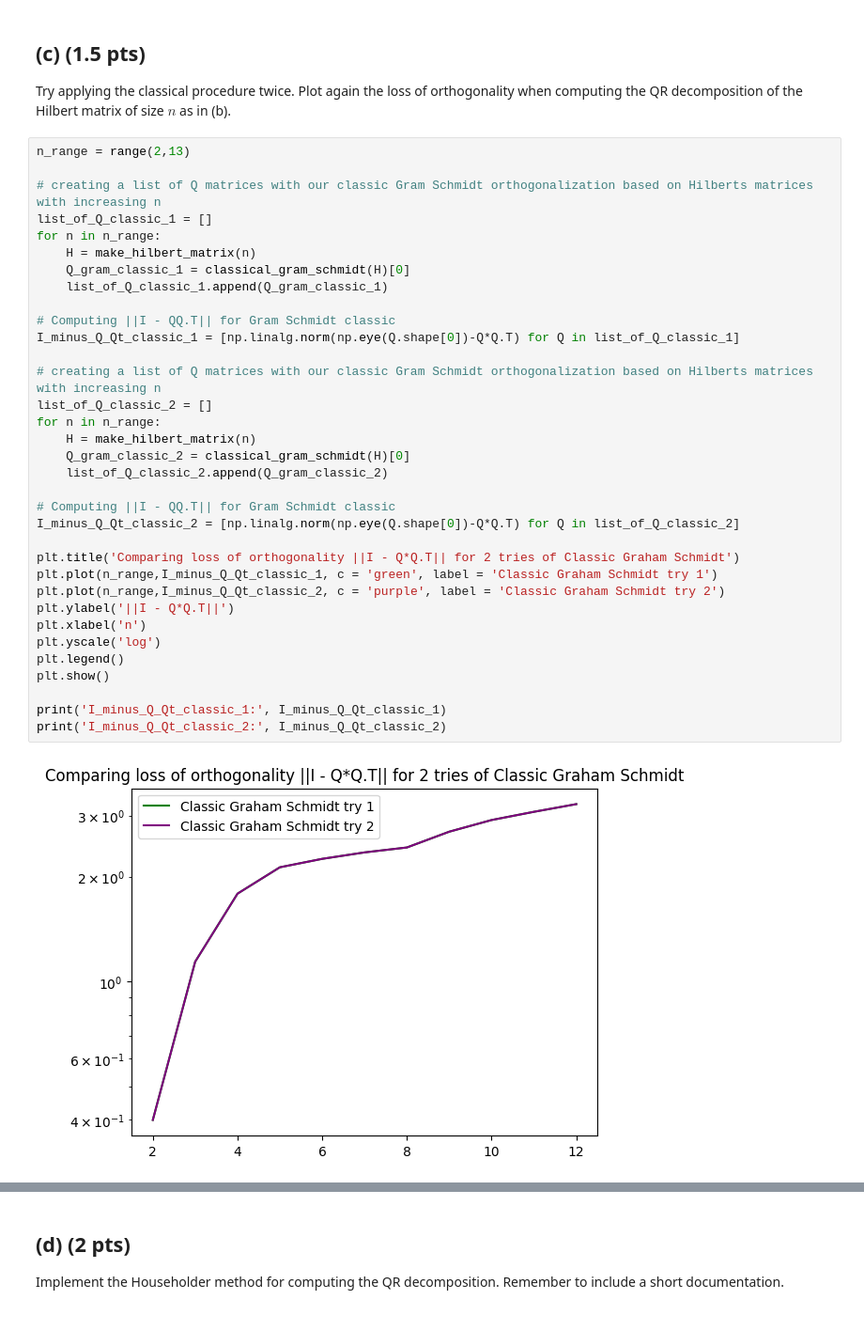
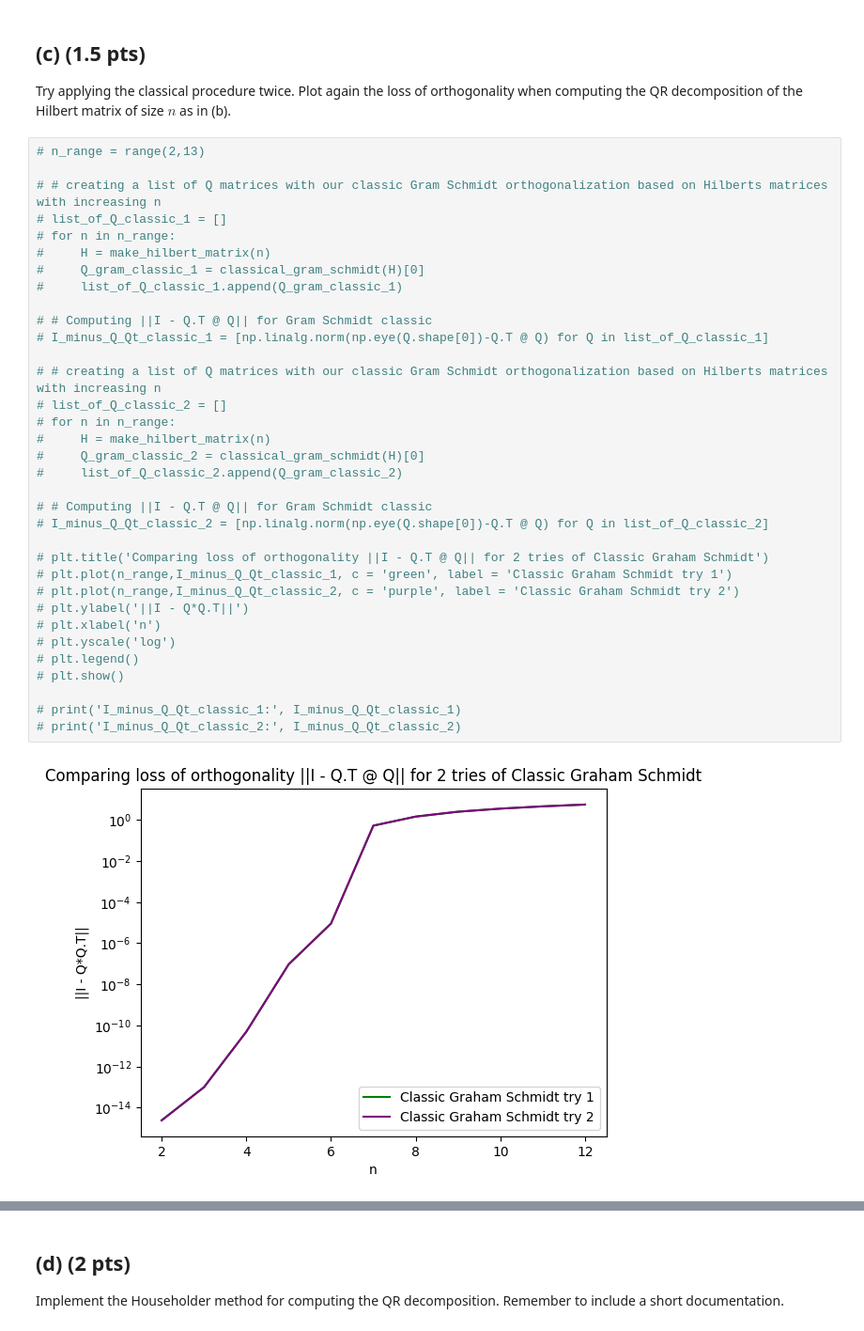
Before and after one commit to NitaiNijholt/NumericalAlgos, a Jupyter notebook: hw3_2023_WIP.ipynb, the cells around one changed output, grey strips where cells are left out. Shown: that part at 94% size. Cells and saved outputs as stored; diff of their text form.

```diff
--- a/hw3_2023_WIP.ipynb
+++ b/hw3_2023_WIP.ipynb
@@ -163,38 +163,38 @@ The observed loss of orthogonality is tiny for each method used.
 ## (c) (1.5 pts)
 Try applying the classical procedure twice. Plot again the loss of orthogonality when computing the QR decomposition of the Hilbert matrix of size $n$ as in (b).
 # %%
-n_range = range(2,13)
+# n_range = range(2,13)
 
-# creating a list of Q matrices with our classic Gram Schmidt orthogonalization based on Hilberts matrices with increasing n
-list_of_Q_classic_1 = []
-for n in n_range:
-    H = make_hilbert_matrix(n)
-    Q_gram_classic_1 = classical_gram_schmidt(H)[0]
-    list_of_Q_classic_1.append(Q_gram_classic_1)
+# # creating a list of Q matrices with our classic Gram Schmidt orthogonalization based on Hilberts matrices with increasing n
+# list_of_Q_classic_1 = []
+# for n in n_range:
+#     H = make_hilbert_matrix(n)
+#     Q_gram_classic_1 = classical_gram_schmidt(H)[0]
+#     list_of_Q_classic_1.append(Q_gram_classic_1)
 
-# Computing ||I - QQ.T|| for Gram Schmidt classic
-I_minus_Q_Qt_classic_1 = [np.linalg.norm(np.eye(Q.shape[0])-Q*Q.T) for Q in list_of_Q_classic_1]
+# # Computing ||I - Q.T @ Q|| for Gram Schmidt classic
+# I_minus_Q_Qt_classic_1 = [np.linalg.norm(np.eye(Q.shape[0])-Q.T @ Q) for Q in list_of_Q_classic_1]
 
-# creating a list of Q matrices with our classic Gram Schmidt orthogonalization based on Hilberts matrices with increasing n
-list_of_Q_classic_2 = []
-for n in n_range:
-    H = make_hilbert_matrix(n)
-    Q_gram_classic_2 = classical_gram_schmidt(H)[0]
-    list_of_Q_classic_2.append(Q_gram_classic_2)
+# # creating a list of Q matrices with our classic Gram Schmidt orthogonalization based on Hilberts matrices with increasing n
+# list_of_Q_classic_2 = []
+# for n in n_range:
+#     H = make_hilbert_matrix(n)
+#     Q_gram_classic_2 = classical_gram_schmidt(H)[0]
+#     list_of_Q_classic_2.append(Q_gram_classic_2)
 
-# Computing ||I - QQ.T|| for Gram Schmidt classic
-I_minus_Q_Qt_classic_2 = [np.linalg.norm(np.eye(Q.shape[0])-Q*Q.T) for Q in list_of_Q_classic_2]
+# # Computing ||I - Q.T @ Q|| for Gram Schmidt classic
+# I_minus_Q_Qt_classic_2 = [np.linalg.norm(np.eye(Q.shape[0])-Q.T @ Q) for Q in list_of_Q_classic_2]
 
-plt.title('Comparing loss of orthogonality ||I - Q*Q.T|| for 2 tries of Classic Graham Schmidt')
-plt.plot(n_range,I_minus_Q_Qt_classic_1, c = 'green', label = 'Classic Graham Schmidt try 1')
-plt.plot(n_range,I_minus_Q_Qt_classic_2, c = 'purple', label = 'Classic Graham Schmidt try 2')
-plt.ylabel('||I - Q*Q.T||')
-plt.xlabel('n')
-plt.yscale('log')
-plt.legend()
-plt.show()
+# plt.title('Comparing loss of orthogonality ||I - Q.T @ Q|| for 2 tries of Classic Graham Schmidt')
+# plt.plot(n_range,I_minus_Q_Qt_classic_1, c = 'green', label = 'Classic Graham Schmidt try 1')
+# plt.plot(n_range,I_minus_Q_Qt_classic_2, c = 'purple', label = 'Classic Graham Schmidt try 2')
+# plt.ylabel('||I - Q*Q.T||')
+# plt.xlabel('n')
+# plt.yscale('log')
+# plt.legend()
+# plt.show()
 
-print('I_minus_Q_Qt_classic_1:', I_minus_Q_Qt_classic_1)
-print('I_minus_Q_Qt_classic_2:', I_minus_Q_Qt_classic_2)
+# print('I_minus_Q_Qt_classic_1:', I_minus_Q_Qt_classic_1)
+# print('I_minus_Q_Qt_classic_2:', I_minus_Q_Qt_classic_2)
 # %% [output]
-[figure, old version]
+[figure, new version]
```
Also changed, not shown: parts of 5 cells of this notebook.
